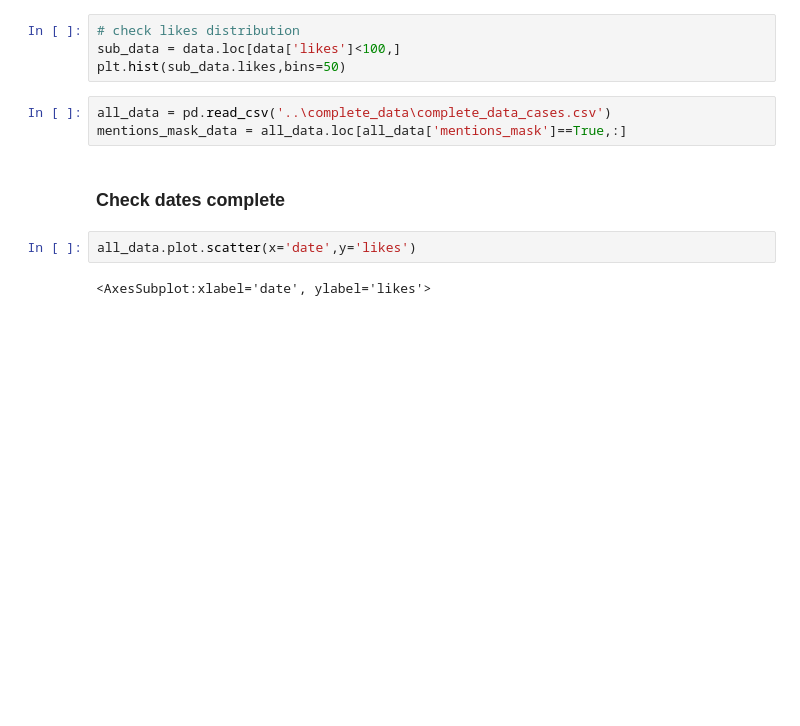
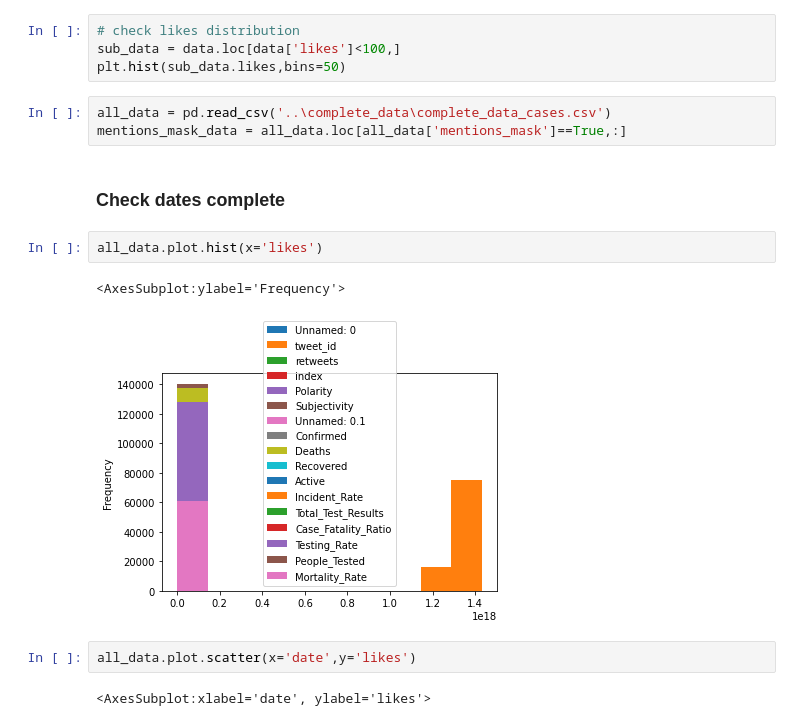
Before and after one commit to tylerwu2222/SM148_Project, a Jupyter notebook: data_visualization/data_exploration.ipynb, the cells around one changed output. Drawn from its saved outputs; the diff is of its cells as text; blank space fills up the shorter version.

```diff
--- a/data_visualization/data_exploration.ipynb
+++ b/data_visualization/data_exploration.ipynb
@@ -95,6 +95,11 @@ all_data = pd.read_csv('..\complete_data\complete_data_cases.csv')
 mentions_mask_data = all_data.loc[all_data['mentions_mask']==True,:]
 # %% [markdown]
 ### Check dates complete
+# %%
+all_data.plot.hist(x='likes')
+# %% [output]
+<AxesSubplot:ylabel='Frequency'>
+[figure, added]
 # %%
 all_data.plot.scatter(x='date',y='likes')
 # %% [output]
```
